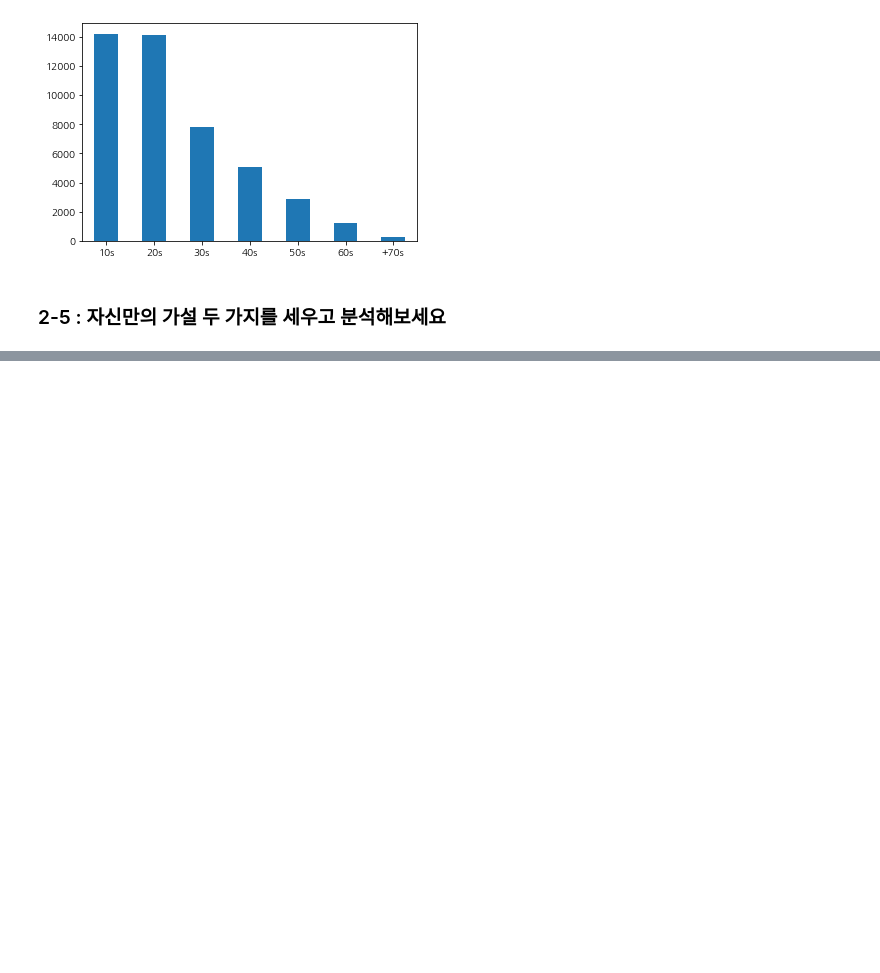
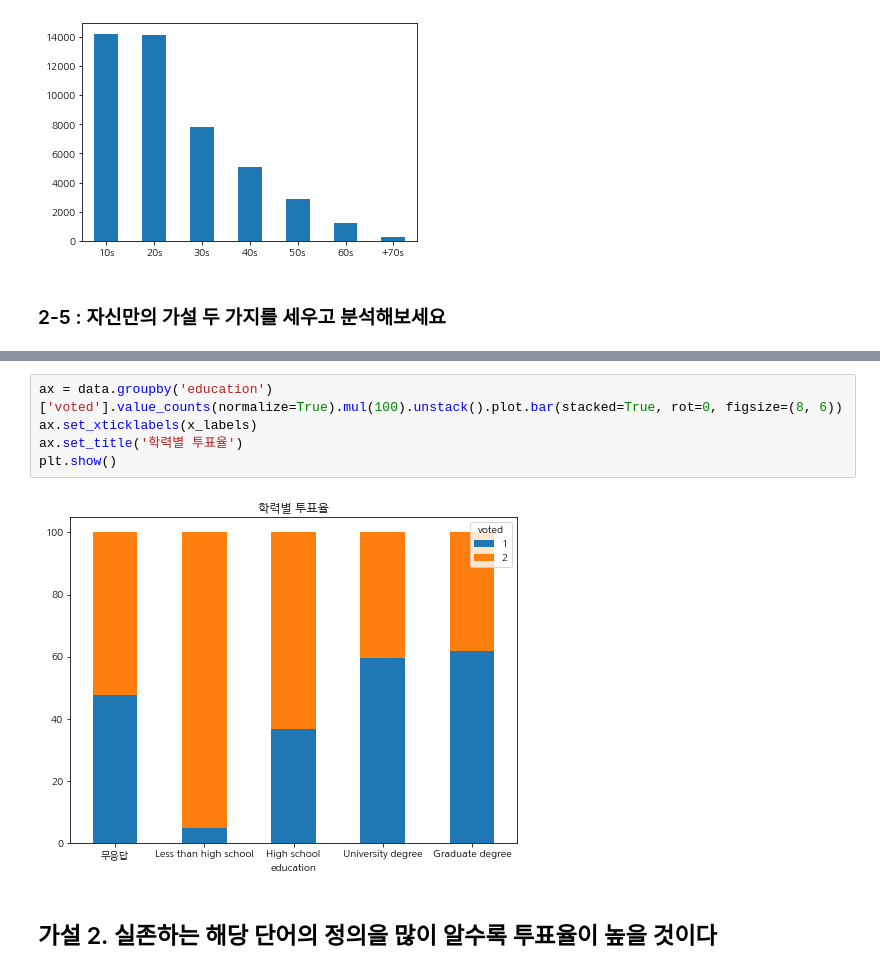
Before and after one commit to KimYongHwi/dacon, a Jupyter notebook: dacon_school/2주차_과제.ipynb, the cells around one changed output, grey strips where cells are left out. Saved outputs shown, nothing was run; the diff lists cells and outputs as text; blank space fills up the shorter version.

```diff
--- a/dacon_school/2주차_과제.ipynb
+++ b/dacon_school/2주차_과제.ipynb
@@ -287,0 +308,9 @@ Name: education, dtype: int64
+# %%
+ax = data.groupby('education')['voted'].value_counts(normalize=True).mul(100).unstack().plot.bar(stacked=True, rot=0, figsize=(8, 6))
+ax.set_xticklabels(x_labels)
+ax.set_title('학력별 투표율')
+plt.show()
+# %% [output]
+[figure, added]
+# %% [markdown]
+## 가설 2. 실존하는 해당 단어의 정의을 많이 알수록 투표율이 높을 것이다
```
Also changed, not shown: parts of 10 cells of this notebook.
